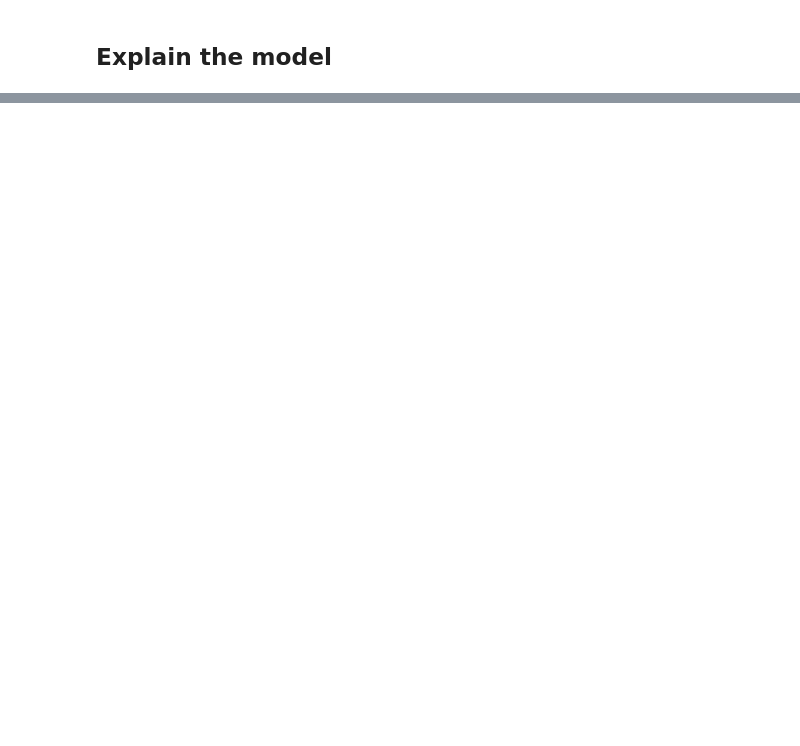
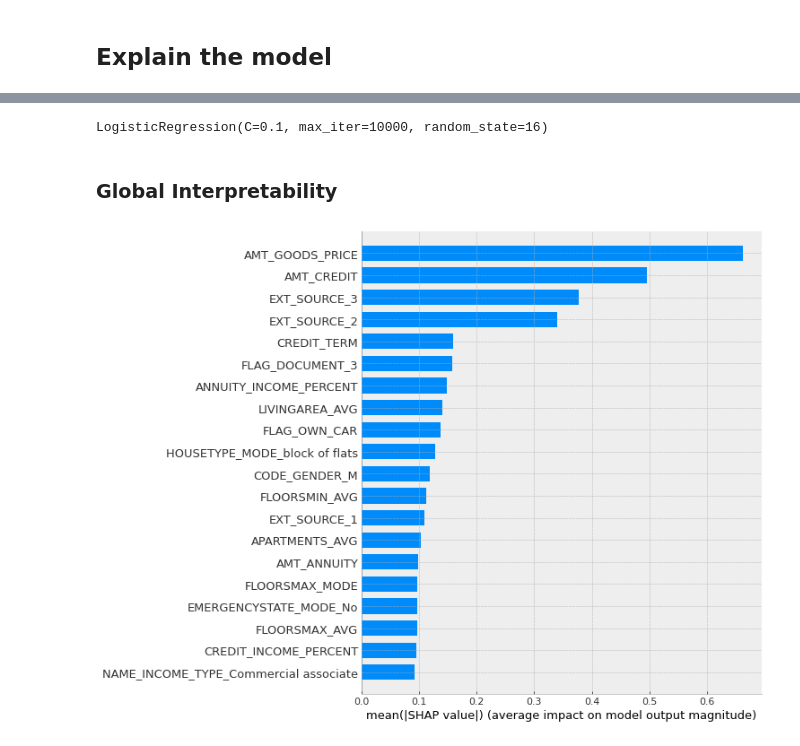
Before and after one commit to HuguesMAP/OC-P7-Impl-mentez-un-mod-le-de-scoring, a Jupyter notebook: Projet 7 - Implémentez un modèle de scoring - Modélisation.ipynb, the cells around one changed output, grey strips where cells are left out. Cells and saved outputs as stored; diff of their text form; code cells hidden in the pictures; blank space fills up the shorter version.

Commit message:
Add model evaluation, cleaning code and prepare API

```diff
--- a/Projet 7 - Implémentez un modèle de scoring - Modélisation.ipynb
+++ b/Projet 7 - Implémentez un modèle de scoring - Modélisation.ipynb
@@ -882,3 +895,0 @@ X_sample2_train_preproc = pipeline_preprocessing.fit_transform(X_sample2_train)
-# %%
-classifier = model['classifier']
-classifier.fit(X_sample2_train_preproc, y_sample2_train)
@@ -958,0 +896,16 @@ test.index.get_loc(32777)
+# %%
+# preprocessing datas
+
+# create a preprocessing pipeline: remove classifier step of the model
+pipeline_preprocessing = imbpipeline(model.steps[:-1])
+
+X_sample2_train_preproc, y_sample2_train_preproc = pipeline_preprocessing.fit_resample(X_sample2_train, y_sample2_train)
+
+# convert to DataFrame for simplicity
+X_sample2_train_preproc = pd.DataFrame(X_sample2_train_preproc, columns = features)
+# %%
+# fit datas with the model
+classifier = model['classifier']
+classifier.fit(X_sample2_train_preproc, y_sample2_train_preproc)
+# %% [output]
+LogisticRegression(C=0.1, max_iter=10000, random_state=16)
@@ -958,0 +916,7 @@ test.index.get_loc(32777)
+# %% [markdown]
+### Global Interpretability
+# %%
+#plot the feature importance
+shap.summary_plot(shap_values, X_sample2_train_preproc, plot_type="bar")
+# %% [output]
+[figure, added]
```
Also changed, not shown: parts of 46 cells of this notebook, 2 other files.
